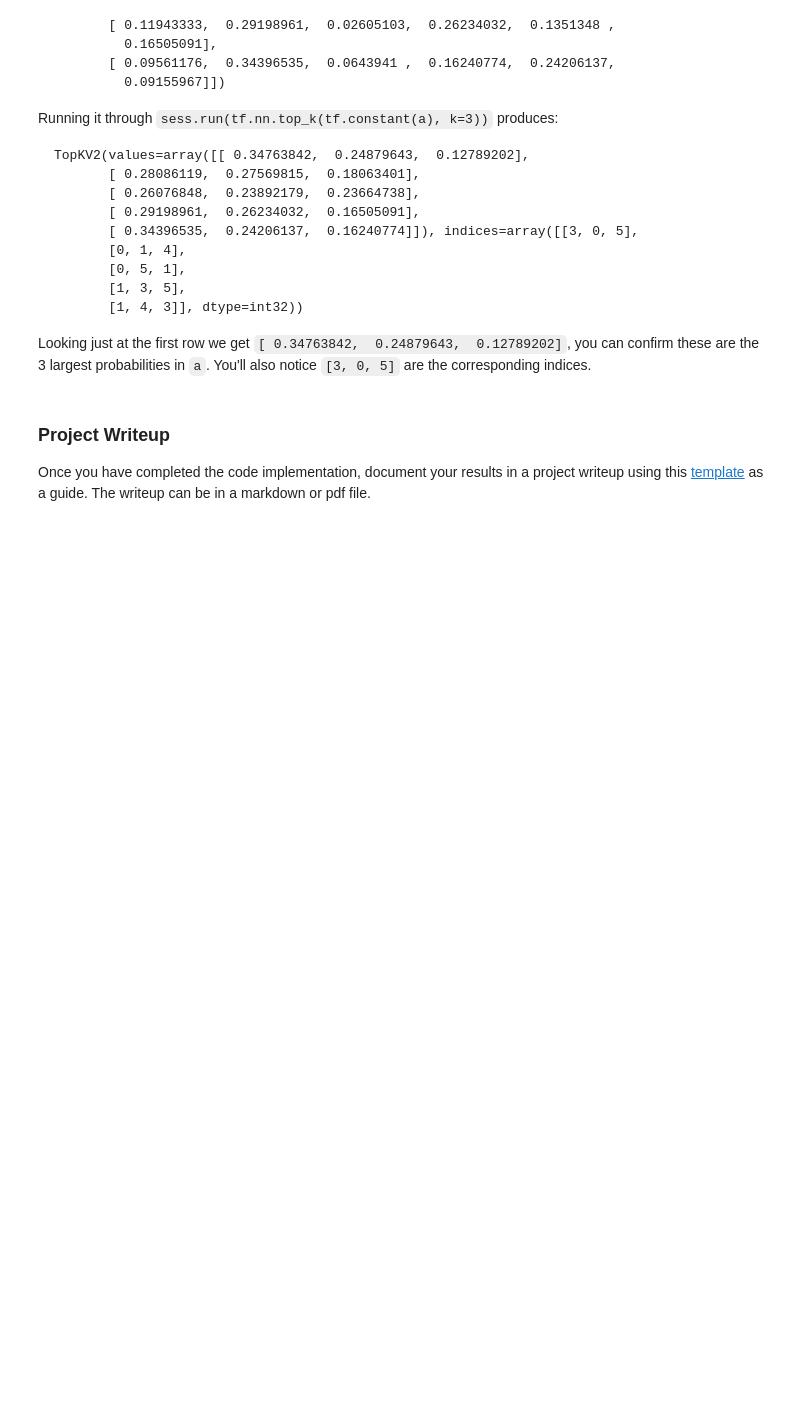
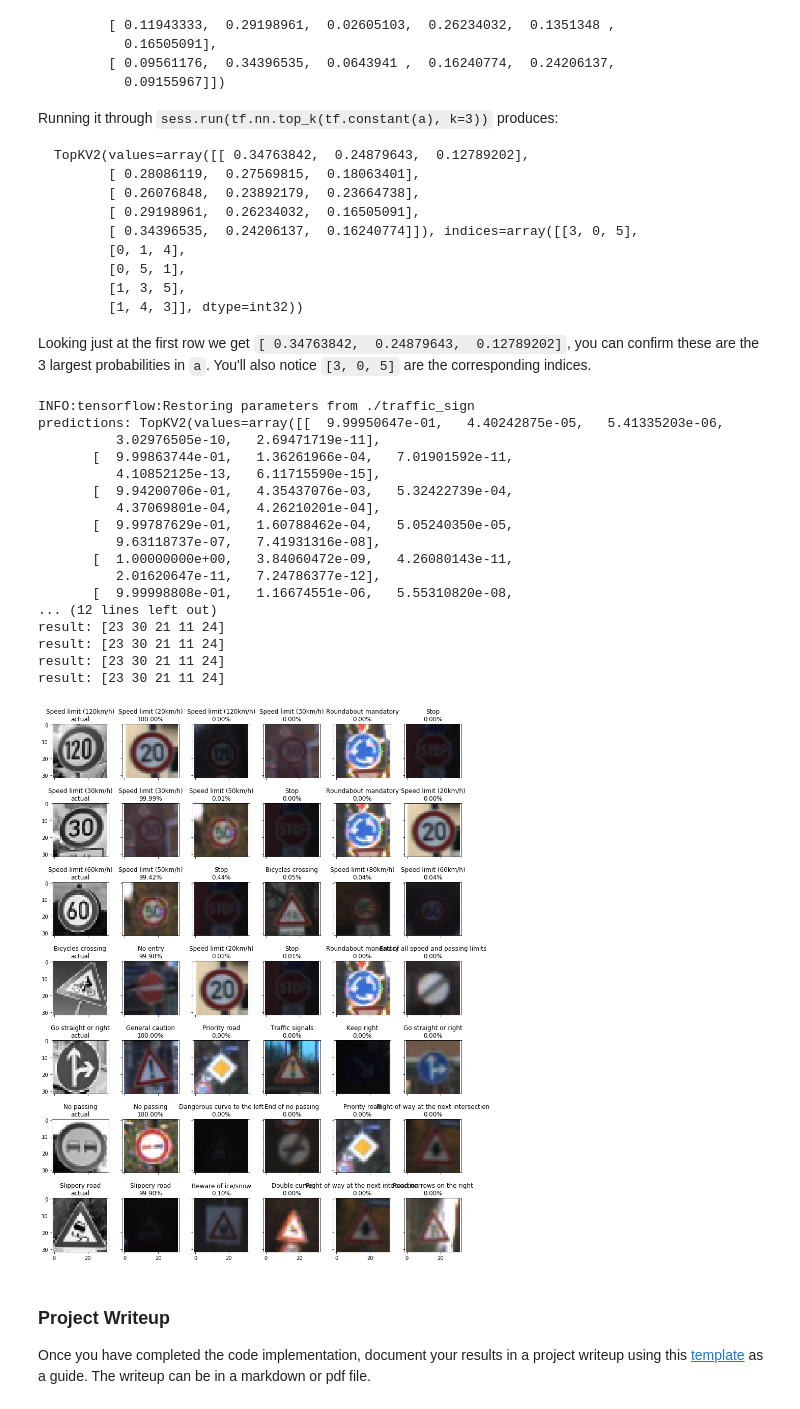
Before and after one commit to biohazardpb4/CarND-Traffic-Sign-Classifier-Project, a Jupyter notebook: Traffic_Sign_Classifier.ipynb, the cells around one changed output. Drawn from its saved outputs; the diff is of its cells as text; code cells hidden in the pictures; blank space fills up the shorter version.

Commit message:
added external test eval and instantiated writeup

```diff
--- a/Traffic_Sign_Classifier.ipynb
+++ b/Traffic_Sign_Classifier.ipynb
@@ -393,8 +430,22 @@ You may find `signnames.csv` useful as it contains mappings from the class id (i
 ### Run the predictions here and use the model to output the prediction for each image.
 ### Make sure to pre-process the images with the same pre-processing pipeline used earlier.
 ### Feel free to use as many code cells as needed.
+
+X_extra_valid_preprocessed = np.array([normalize(rgb2gray(img)) for img in X_extra_valid], dtype=np.float32)
+X_extra_valid_preprocessed = np.expand_dims(X_extra_valid_preprocessed, axis=3)
 # %% [markdown]
 ### Analyze Performance
 # %%
 ### Calculate the accuracy for these 5 new images.
 ### For example, if the model predicted 1 out of 5 signs correctly, it's 20% accurate on these new images.
+
+with tf.Session() as sess:
+    saver.restore(sess, tf.train.latest_checkpoint('.'))
+
+    print("X_valid shape: {}, dtype: {}".format(X_valid_preprocessed.shape, X_valid.dtype))
+    print("y_valid shape: {}, dtype: {}".format(y_valid.shape, y_valid.dtype))
+    print("X_extra_valid shape: {}, dtype: {}".format(X_extra_valid_preprocessed.shape, X_extra_valid.dtype))
+    print("y_extra_valid shape: {}, dtype: {}".format(y_extra_valid.shape, y_extra_valid.dtype))
+
+    test_accuracy = evaluate(X_extra_valid_preprocessed, y_extra_valid)
+    print("Test Accuracy = {:.3f}".format(test_accuracy))
@@ -444,3 +499,45 @@ Looking just at the first row we get `[ 0.34763842,  0.24879643,  0.12789202]`,
+# %%
+### Print out the top five softmax probabilities for the predictions on the German traffic sign images found on the web.
+### Feel free to use as many code cells as needed.
+with tf.Session() as sess:
+    saver.restore(sess, tf.train.latest_checkpoint('.'))
+    test_accuracy = evaluate(X_extra_valid_preprocessed, y_extra_valid)
+    predictions = sess.run(
+        tf.nn.top_k(tf.nn.softmax(logits), k=5), feed_dict={x: X_extra_valid_preprocessed, y:y_extra_valid})
+    print("predictions: {}".format(predictions))
+
+fig, axs = plt.subplots(nrows=len(X_extra_valid), ncols=6, squeeze=False, sharex='all', sharey='all', figsize=(12,15))
+fig.tight_layout(h_pad=4.0)
+
+for (ax, prediction_indices, prediction_probabilities, img, label) in zip(
+    axs, predictions.indices, predictions.values, X_extra_valid_preprocessed, y_extra_valid):
+    ax[0].imshow(img[..., 0], cmap='gray')
+    #X_train_preprocessed[example, ..., 0]
+    ax[0].set_title(classes[label]+'\nactual')
+    print('result: {}'.format(result))
+    for i in range(0, 5):
+        ax[i+1].imshow(X_train[examples[prediction_indices[i]]])
+        ax[i+1].set_title('{}\n{:.2%}'.format(classes[prediction_indices[i]], prediction_probabilities[i]))
+plt.show()
+# %% [output]
+INFO:tensorflow:Restoring parameters from ./traffic_sign
+predictions: TopKV2(values=array([[  9.99950647e-01,   4.40242875e-05,   5.41335203e-06,
+          3.02976505e-10,   2.69471719e-11],
+       [  9.99863744e-01,   1.36261966e-04,   7.01901592e-11,
+          4.10852125e-13,   6.11715590e-15],
+       [  9.94200706e-01,   4.35437076e-03,   5.32422739e-04,
+          4.37069801e-04,   4.26210201e-04],
+       [  9.99787629e-01,   1.60788462e-04,   5.05240350e-05,
+          9.63118737e-07,   7.41931316e-08],
+       [  1.00000000e+00,   3.84060472e-09,   4.26080143e-11,
+          2.01620647e-11,   7.24786377e-12],
+       [  9.99998808e-01,   1.16674551e-06,   5.55310820e-08,
+... (12 lines left out)
+result: [23 30 21 11 24]
+result: [23 30 21 11 24]
+result: [23 30 21 11 24]
+result: [23 30 21 11 24]
+[figure, added]
 # %% [markdown]
 ### Project Writeup
 
```
Also changed, not shown: parts of 5 cells of this notebook, 1 other file.
